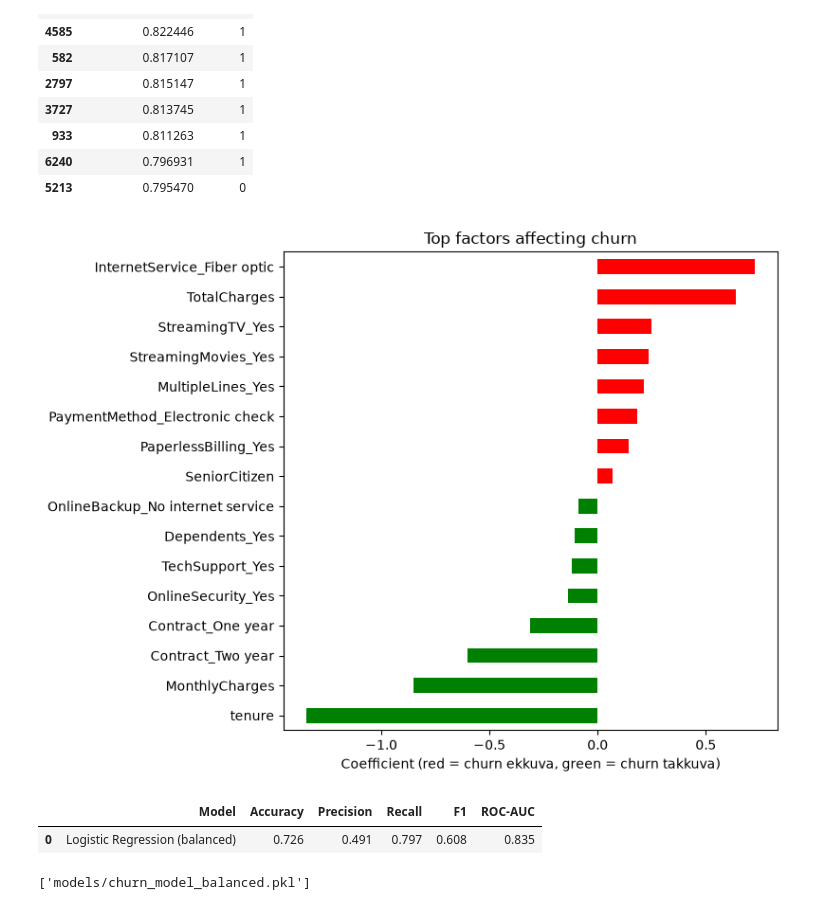
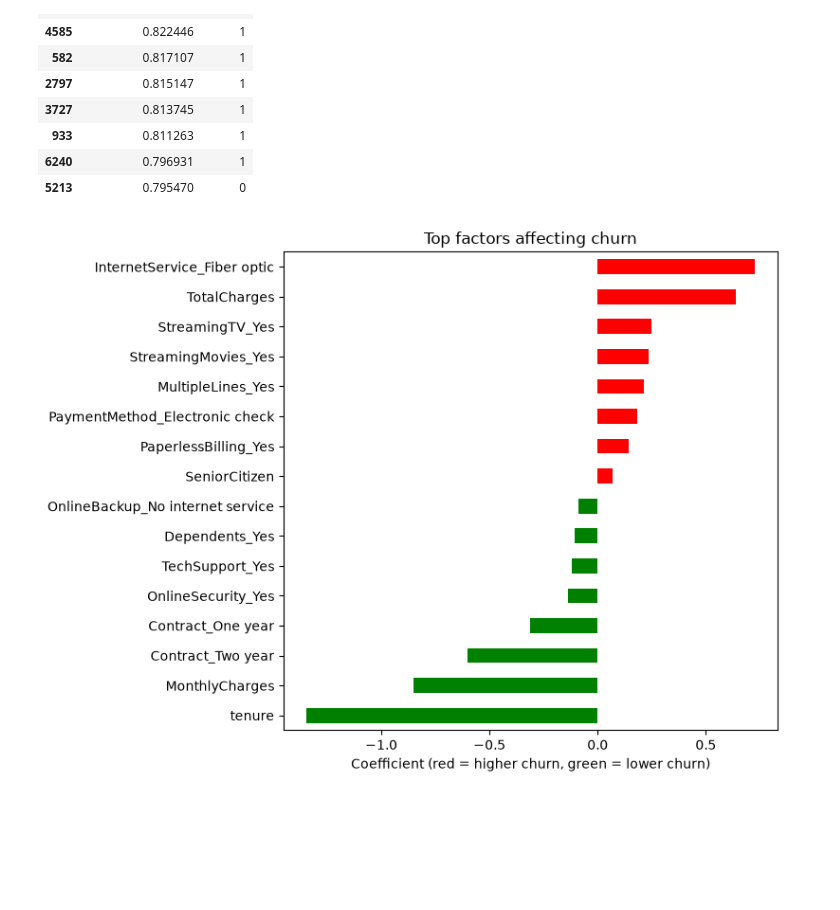
Before and after one commit to jyoshna5906/telecom-churn-analysis, a Jupyter notebook: churn.ipynb, the cells around one changed output. Saved outputs shown, nothing was run; the diff lists cells and outputs as text; code cells hidden in the pictures; blank space fills up the shorter version.

Commit message:
Complete Telecom Churn Analysis project

```diff
--- a/churn.ipynb
+++ b/churn.ipynb
@@ -5,5 +5,12 @@ import matplotlib.pyplot as plt
 import seaborn as sns
 
 df = pd.read_csv("data/WA_Fn-UseC_-Telco-Customer-Churn.csv")
-df.head()
+print(df.shape)
+
+df["TotalCharges"] = pd.to_numeric(df["TotalCharges"], errors="coerce")
+df = df.dropna(subset=["TotalCharges"])
+df = df.drop("customerID", axis=1)
+df["Churn"] = df["Churn"].map({"Yes": 1, "No": 0})
+df.to_csv("data/cleaned_churn.csv", index=False)
+print(df.shape, df["Churn"].isna().sum())
 # %% [output]
@@ -39,8 +18,0 @@ memory usage: 1.1 MB
-# %%
-df["TotalCharges"] = pd.to_numeric(df["TotalCharges"], errors="coerce")
-print("Missing TotalCharges:", df["TotalCharges"].isnull().sum())
-df.dropna(subset=["TotalCharges"], inplace=True)
-df.drop("customerID", axis=1, inplace=True)
-df["Churn"] = df["Churn"].map({"Yes": 1, "No": 0})
-df.to_csv("data/cleaned_churn.csv", index=False)
-print(df.shape)
@@ -348,44 +160,16 @@ top_risk[["Churn_Probability", "Actual"]]
 | 6240 | 0.796931 | 1 |
 | 5213 | 0.795470 | 0 |
 # %%
-import matplotlib.pyplot as plt
-
 coefs = model.named_steps["logisticregression"].coef_[0]
 importance = pd.Series(coefs, index=X.columns).sort_values()
-
 top = pd.concat([importance.head(8), importance.tail(8)])
 
 plt.figure(figsize=(8, 6))
 top.plot(kind="barh", color=["green" if v < 0 else "red" for v in top])
 plt.title("Top factors affecting churn")
-plt.xlabel("Coefficient (red = churn ekkuva, green = churn takkuva)")
+plt.xlabel("Coefficient (red = higher churn, green = lower churn)")
 plt.tight_layout()
 plt.savefig("images/model_feature_importance.png", dpi=150)
 plt.show()
 # %% [output]
-[figure, old version]
+[figure, new version]
-# %%
-lr_bal = make_pipeline(
-    StandardScaler(),
-    LogisticRegression(max_iter=2000, class_weight="balanced")
-)
-lr_bal.fit(X_train, y_train)
-
-pred = lr_bal.predict(X_test)
-prob = lr_bal.predict_proba(X_test)[:, 1]
-
-pd.DataFrame([{
-    "Model": "Logistic Regression (balanced)",
-    "Accuracy": accuracy_score(y_test, pred),
-    "Precision": precision_score(y_test, pred),
-    "Recall": recall_score(y_test, pred),
-    "F1": f1_score(y_test, pred),
-    "ROC-AUC": roc_auc_score(y_test, prob),
-}]).round(3)
-# %% [output]
-|  | Model | Accuracy | Precision | Recall | F1 | ROC-AUC |
-| 0 | Logistic Regression (balanced) | 0.726 | 0.491 | 0.797 | 0.608 | 0.835 |
-# %%
-joblib.dump(lr_bal, "models/churn_model_balanced.pkl")
-# %% [output]
-['models/churn_model_balanced.pkl']
```
Also changed, not shown: parts of 25 cells of this notebook, 2 other files.
